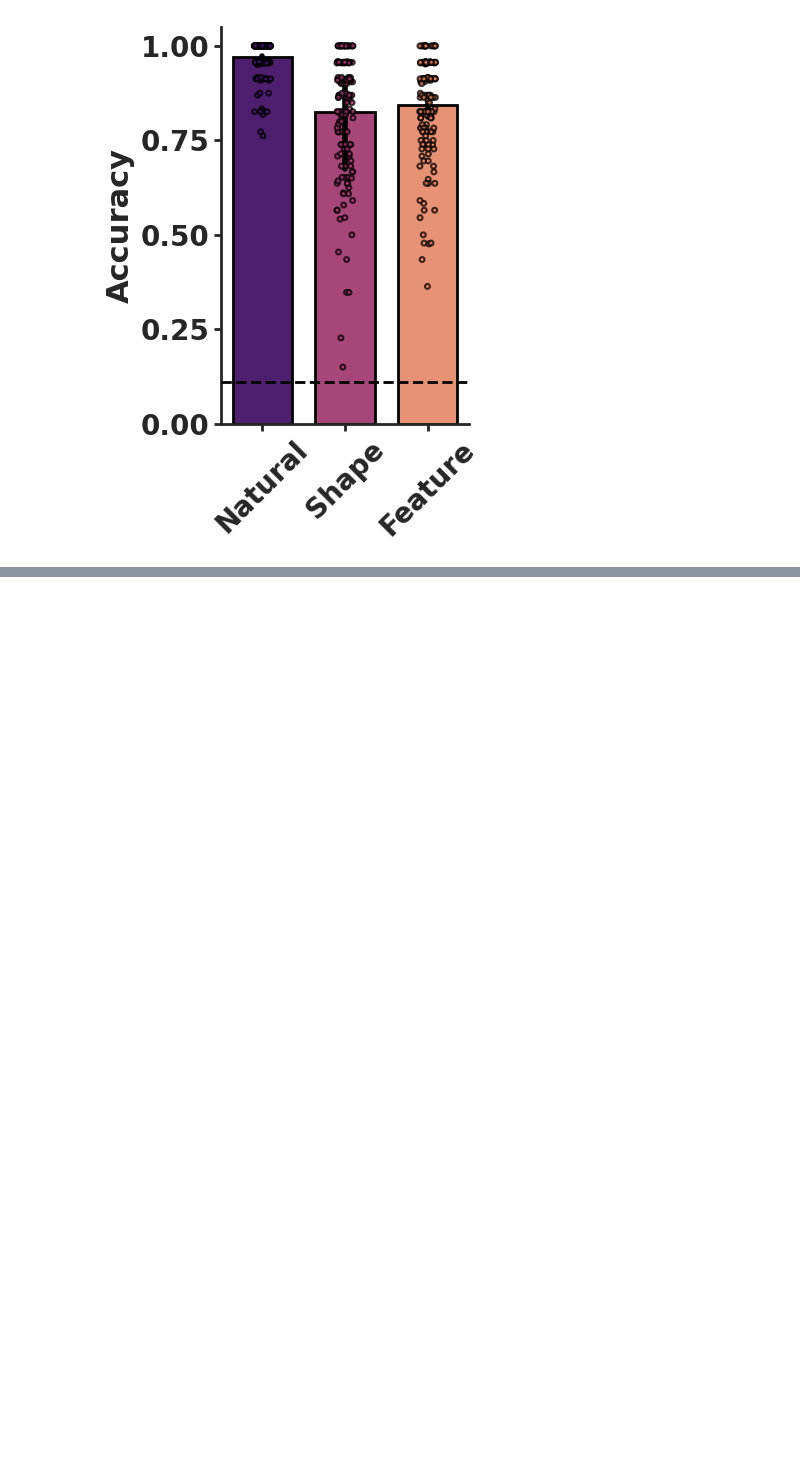
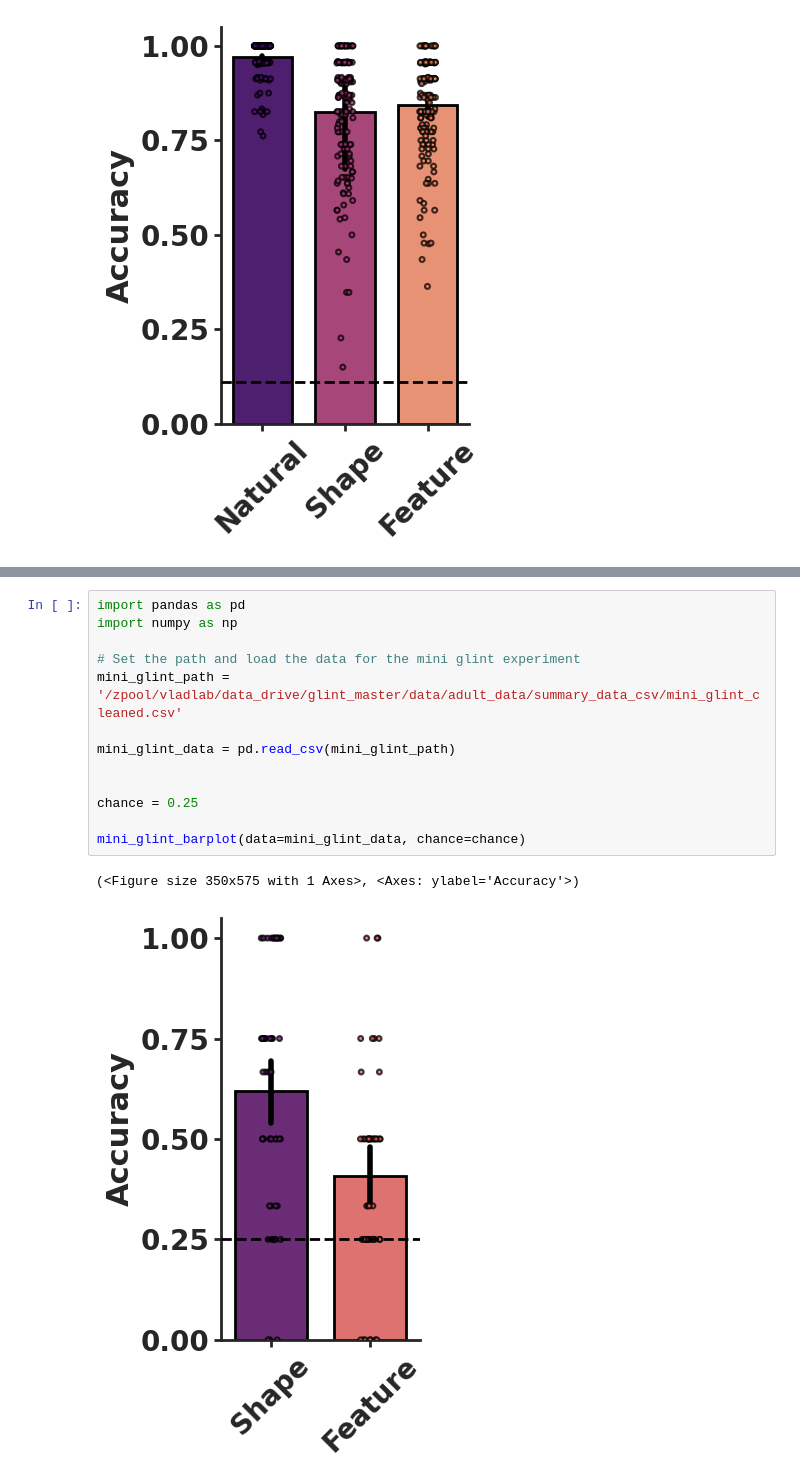
Before and after one commit to ars1399/glint_analysis, a Jupyter notebook: glint_figure_generator.ipynb, the cells around one changed output, grey strips where cells are left out. Drawn from its saved outputs; the diff is of its cells as text; blank space fills up the shorter version.

```diff
--- a/glint_figure_generator.ipynb
+++ b/glint_figure_generator.ipynb
@@ -1414,0 +1870,16 @@ glint_barplot_animacy(data=human_familiar_data, extreme=False, chance=1/9, child
+# %%
+import pandas as pd
+import numpy as np
+
+# Set the path and load the data for the mini glint experiment
+mini_glint_path = '/zpool/vladlab/data_drive/glint_master/data/adult_data/summary_data_csv/mini_glint_cleaned.csv'
+
+mini_glint_data = pd.read_csv(mini_glint_path)
+
+
+chance = 0.25
+
+mini_glint_barplot(data=mini_glint_data, chance=chance)
+# %% [output]
+(<Figure size 350x575 with 1 Axes>, <Axes: ylabel='Accuracy'>)
+[figure, added]
```
Also changed, not shown: parts of 16 cells of this notebook, 2 other files.
